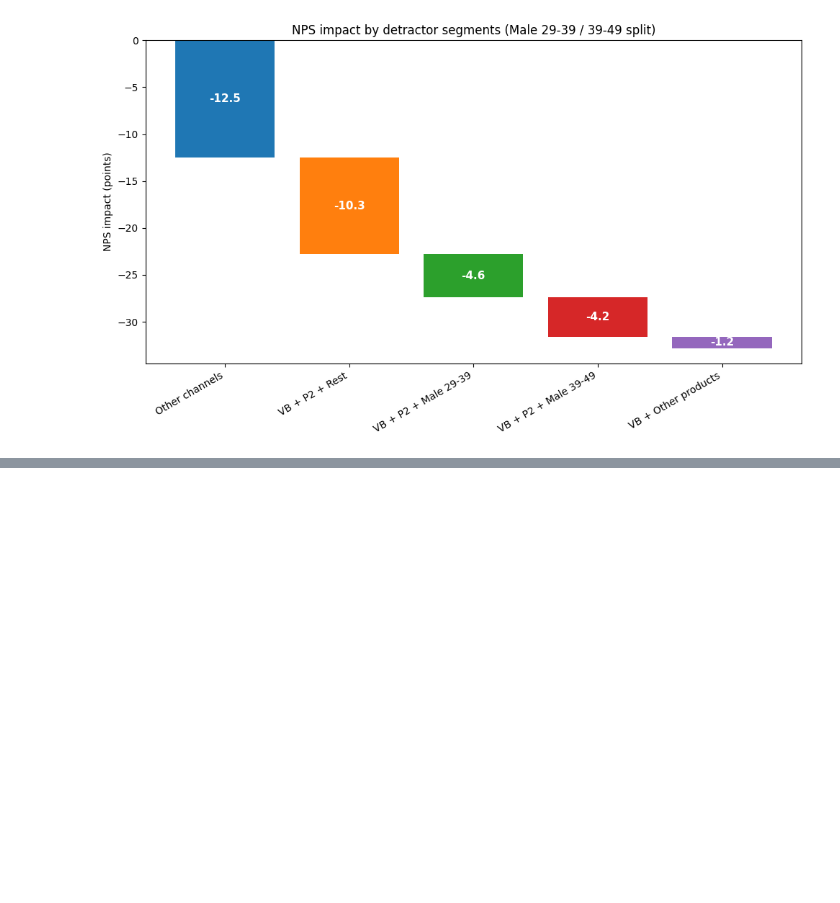
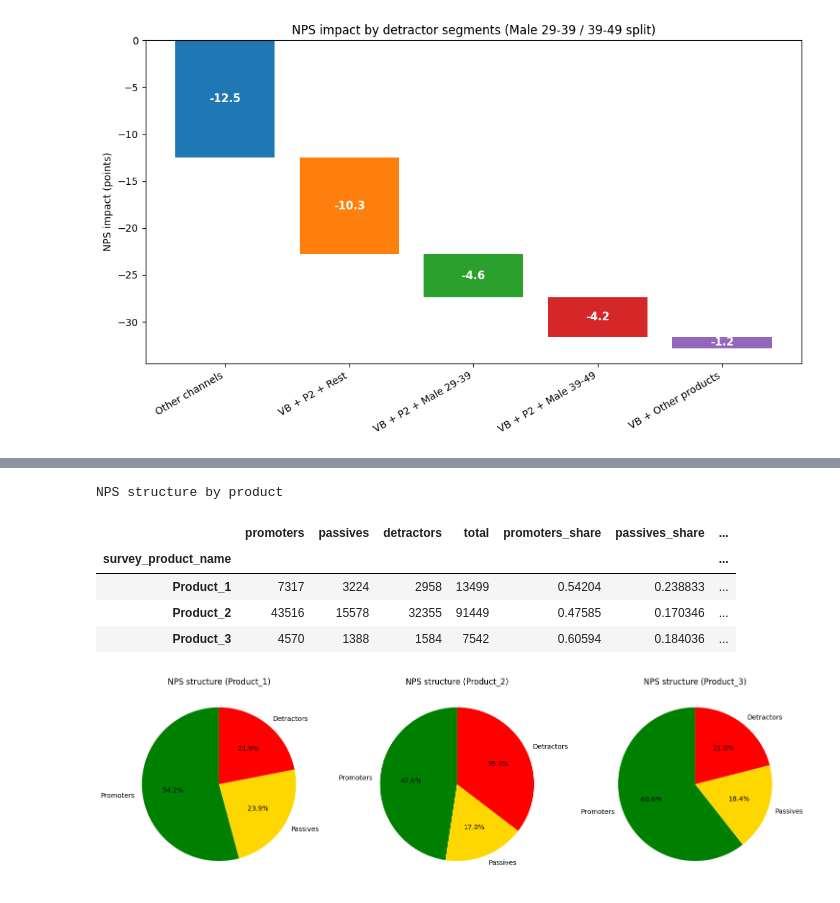
Before and after one commit to rtagirov/cx_nps_driver_analysis, a Jupyter notebook: cx_nps_driver_analysis_sql.ipynb, the cells around one changed output, grey strips where cells are left out. Drawn from its saved outputs; the diff is of its cells as text; code cells hidden in the pictures; blank space fills up the shorter version.

```diff
--- a/cx_nps_driver_analysis_sql.ipynb
+++ b/cx_nps_driver_analysis_sql.ipynb
@@ -4569,0 +4650,69 @@ This will help identify the key product issues in VoiceBot and prioritize improv
+# %%
+# используем агрегированную витрину
+df = df_filtered.copy()
+
+# -----------------------------------------
+# 1. агрегируем NPS структуру по продуктам
+# -----------------------------------------
+
+product_nps = (
+    df.groupby("survey_product_name")
+    .agg(
+        promoters=("promoters", "sum"),
+        passives=("passives", "sum"),
+        detractors=("detractors", "sum")
+    )
+)
+
+# считаем total
+product_nps["total"] = (
+    product_nps["promoters"]
+    + product_nps["passives"]
+    + product_nps["detractors"]
+)
+
+# считаем доли
+product_nps["promoters_share"] = product_nps["promoters"] / product_nps["total"]
+product_nps["passives_share"] = product_nps["passives"] / product_nps["total"]
+product_nps["detractors_share"] = product_nps["detractors"] / product_nps["total"]
+
+print("NPS structure by product")
+display(product_nps)
+
+# -----------------------------------------
+# 2. строим pie charts
+# -----------------------------------------
+
+fig, axes = plt.subplots(1, 3, figsize=(15,5))
+
+colors = ["green", "gold", "red"]
+labels = ["Promoters", "Passives", "Detractors"]
+
+for i, product in enumerate(product_nps.index):
+
+    values = [
+        product_nps.loc[product, "promoters"],
+        product_nps.loc[product, "passives"],
+        product_nps.loc[product, "detractors"]
+    ]
+
+    axes[i].pie(
+        values,
+        labels=labels,
+        autopct="%1.1f%%",
+        startangle=90,
+        colors=colors
+    )
+
+    axes[i].set_title(f"NPS structure ({product})")
+
+plt.tight_layout()
+plt.show()
+# %% [output]
+NPS structure by product
+|  | promoters | passives | detractors | total | promoters_share | passives_share | ... |
+| survey_product_name |  |  |  |  |  |  | ... |
+| Product_1 | 7317 | 3224 | 2958 | 13499 | 0.54204 | 0.238833 | ... |
+| Product_2 | 43516 | 15578 | 32355 | 91449 | 0.47585 | 0.170346 | ... |
+| Product_3 | 4570 | 1388 | 1584 | 7542 | 0.60594 | 0.184036 | ... |
+[figure, added]
```
Also changed, not shown: parts of 10 cells of this notebook.
